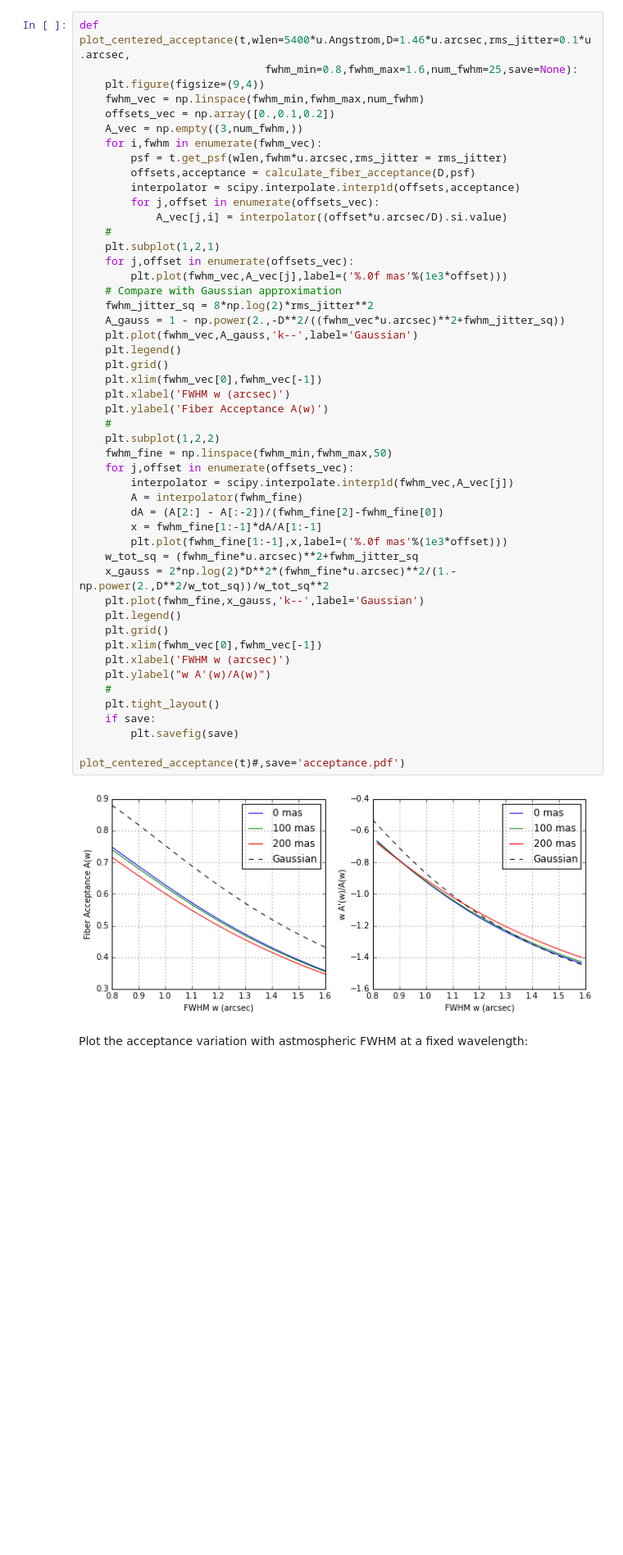
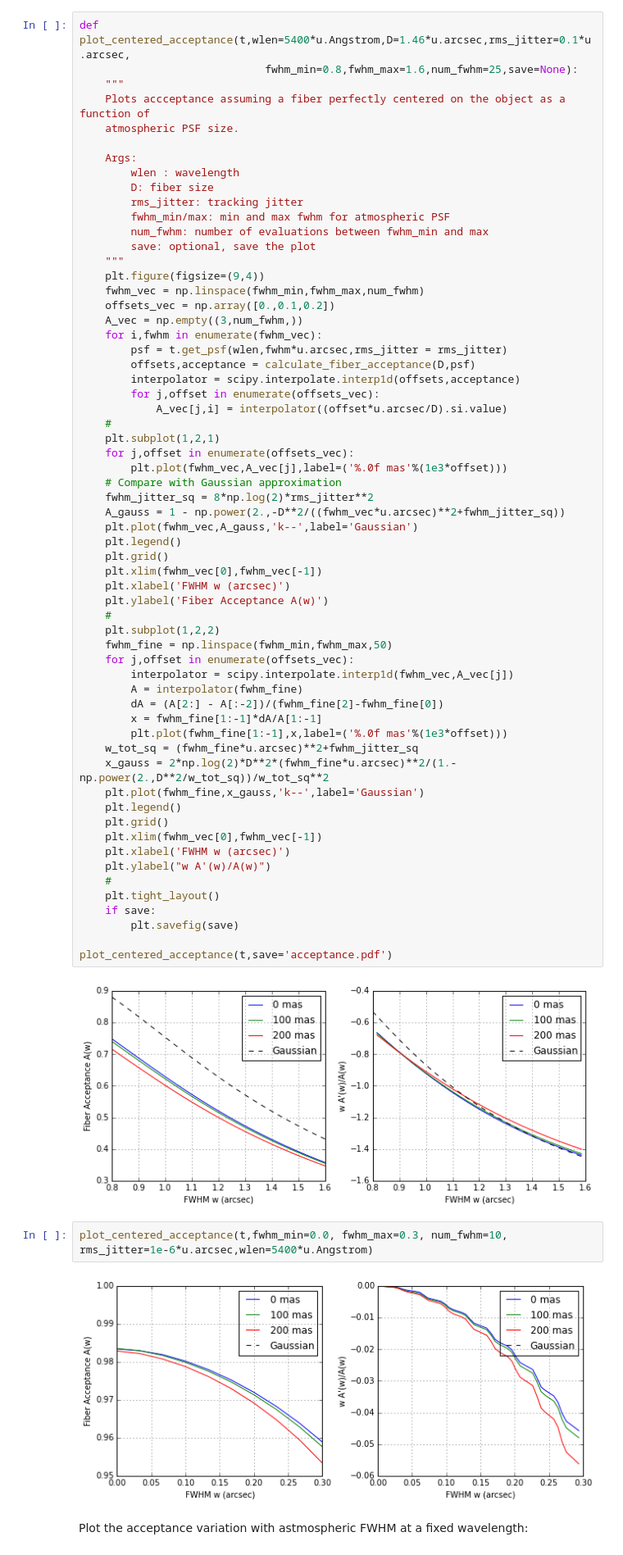
Before and after one commit to desihub/desietcproto, a Jupyter notebook: doc/nb/ETC Calculator.ipynb, the cells around one changed output. Shown at 82% size. Saved outputs shown, nothing was run; the diff lists cells and outputs as text; blank space fills up the shorter version.

```diff
--- a/doc/nb/ETC Calculator.ipynb
+++ b/doc/nb/ETC Calculator.ipynb
@@ -374,6 +374,18 @@ def calculate_fiber_acceptance(fiber_diameter,psf,sampling=100,max_offset=2):
 # %%
 def plot_centered_acceptance(t,wlen=5400*u.Angstrom,D=1.46*u.arcsec,rms_jitter=0.1*u.arcsec,
                              fwhm_min=0.8,fwhm_max=1.6,num_fwhm=25,save=None):
+    """
+    Plots accceptance assuming a fiber perfectly centered on the object as a function of
+    atmospheric PSF size.
+
+    Args:
+        wlen : wavelength
+        D: fiber size
+        rms_jitter: tracking jitter
+        fwhm_min/max: min and max fwhm for atmospheric PSF
+        num_fwhm: number of evaluations between fwhm_min and max
+        save: optional, save the plot
+    """
     plt.figure(figsize=(9,4))
     fwhm_vec = np.linspace(fwhm_min,fwhm_max,num_fwhm)
     offsets_vec = np.array([0.,0.1,0.2])
@@ -419,9 +431,13 @@ def plot_centered_acceptance(t,wlen=5400*u.Angstrom,D=1.46*u.arcsec,rms_jitter=0
     if save:
         plt.savefig(save)
 
-plot_centered_acceptance(t)#,save='acceptance.pdf')
+plot_centered_acceptance(t,save='acceptance.pdf')
 # %% [output]
 [figure]
+# %%
+plot_centered_acceptance(t,fwhm_min=0.0, fwhm_max=0.3, num_fwhm=10, rms_jitter=1e-6*u.arcsec,wlen=5400*u.Angstrom)
+# %% [output]
+[figure, added]
 # %% [markdown]
 Plot the acceptance variation with astmospheric FWHM at a fixed wavelength:
 # %%
```
Also changed, not shown: parts of 14 cells of this notebook.
